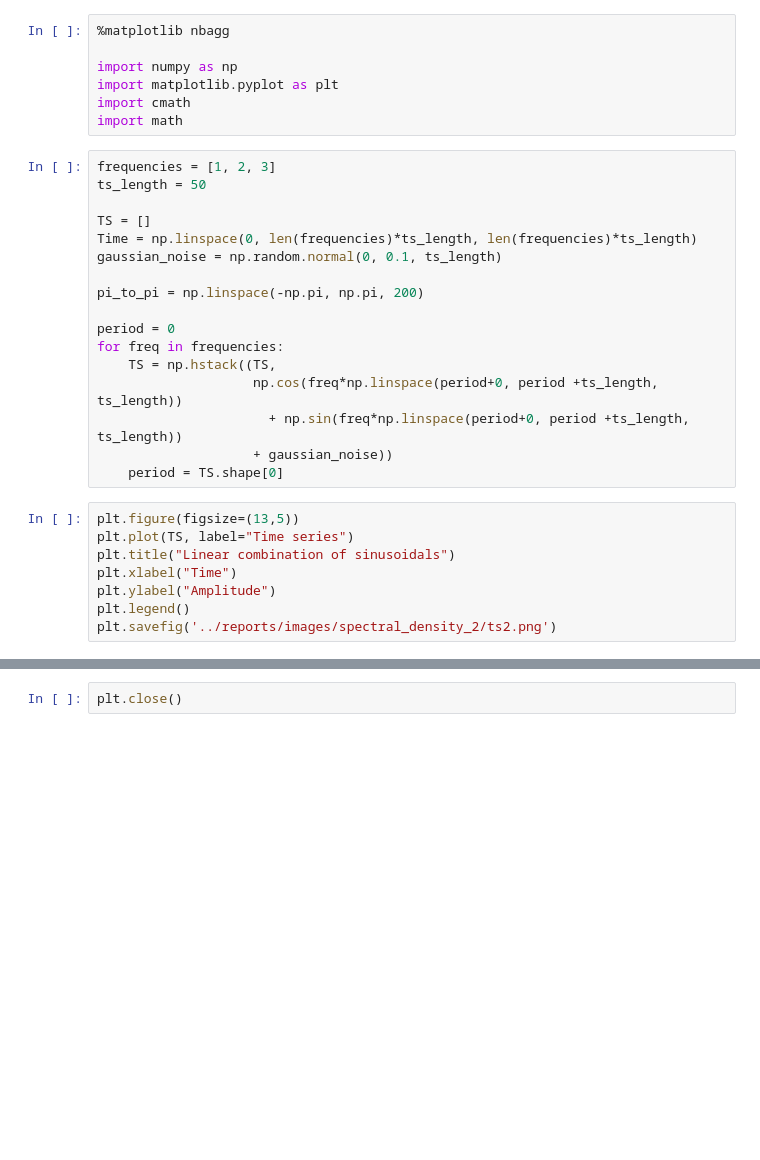
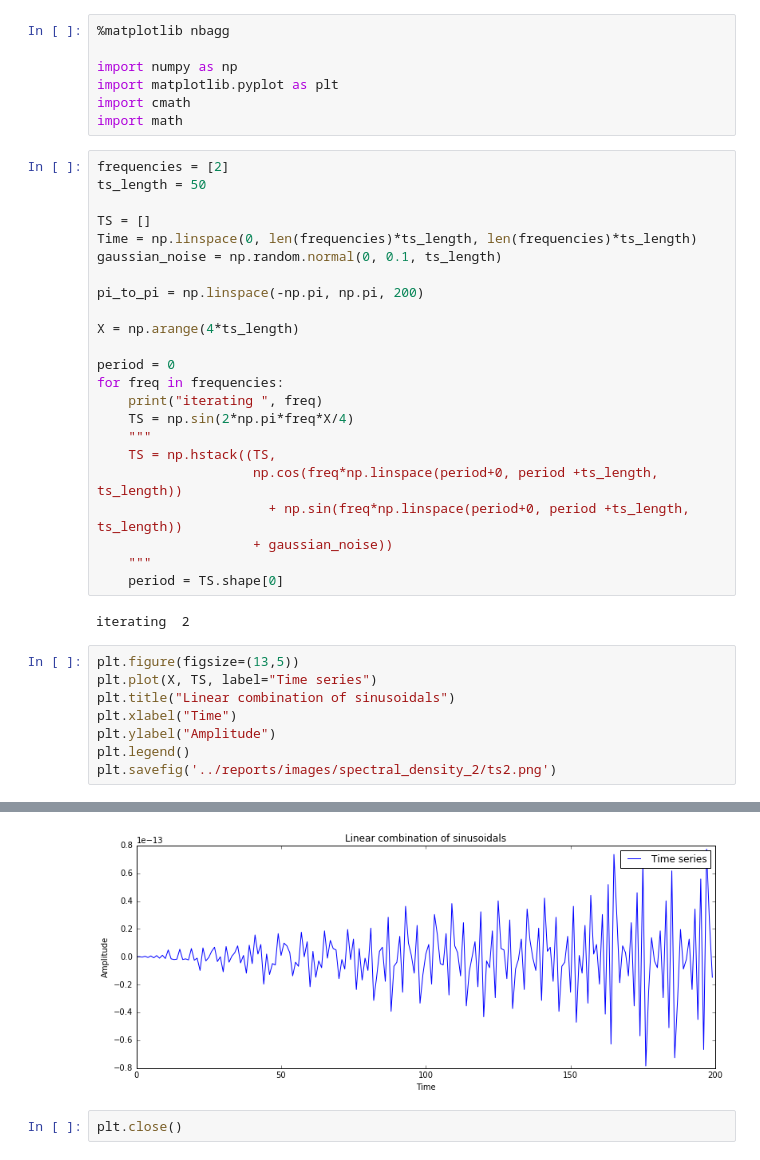
Before and after one commit to algorithmcardboard/Kernel-Based-Approach-for-Change-Point-Detection, a Jupyter notebook: notebooks/Peridogram.ipynb, the cells around one changed output, grey strips where cells are left out. Drawn from its saved outputs; the diff is of its cells as text; blank space fills up the shorter version.

```diff
--- a/notebooks/Peridogram.ipynb
+++ b/notebooks/Peridogram.ipynb
@@ -6,7 +6,7 @@ import matplotlib.pyplot as plt
 import cmath
 import math
 # %%
-frequencies = [1, 2, 3]
+frequencies = [2]
 ts_length = 50
 
 TS = []
@@ -15,16 +15,24 @@ gaussian_noise = np.random.normal(0, 0.1, ts_length)
 
 pi_to_pi = np.linspace(-np.pi, np.pi, 200)
 
+X = np.arange(4*ts_length)
+
 period = 0
 for freq in frequencies:
+    print("iterating ", freq)
+    TS = np.sin(2*np.pi*freq*X/4)
+    """
     TS = np.hstack((TS,
                     np.cos(freq*np.linspace(period+0, period +ts_length, ts_length))
                       + np.sin(freq*np.linspace(period+0, period +ts_length, ts_length))
                     + gaussian_noise))
+    """
     period = TS.shape[0]
+# %% [output]
+iterating  2
 # %%
 plt.figure(figsize=(13,5))
-plt.plot(TS, label="Time series")
+plt.plot(X, TS, label="Time series")
 plt.title("Linear combination of sinusoidals")
 plt.xlabel("Time")
 plt.ylabel("Amplitude")
@@ -36,3 +42,4 @@ plt.savefig('../reports/images/spectral_density_2/ts2.png')
+[figure, added]
 # %%
 plt.close()
 # %%
```
Also changed, not shown: parts of 3 cells of this notebook, 2 other files.
